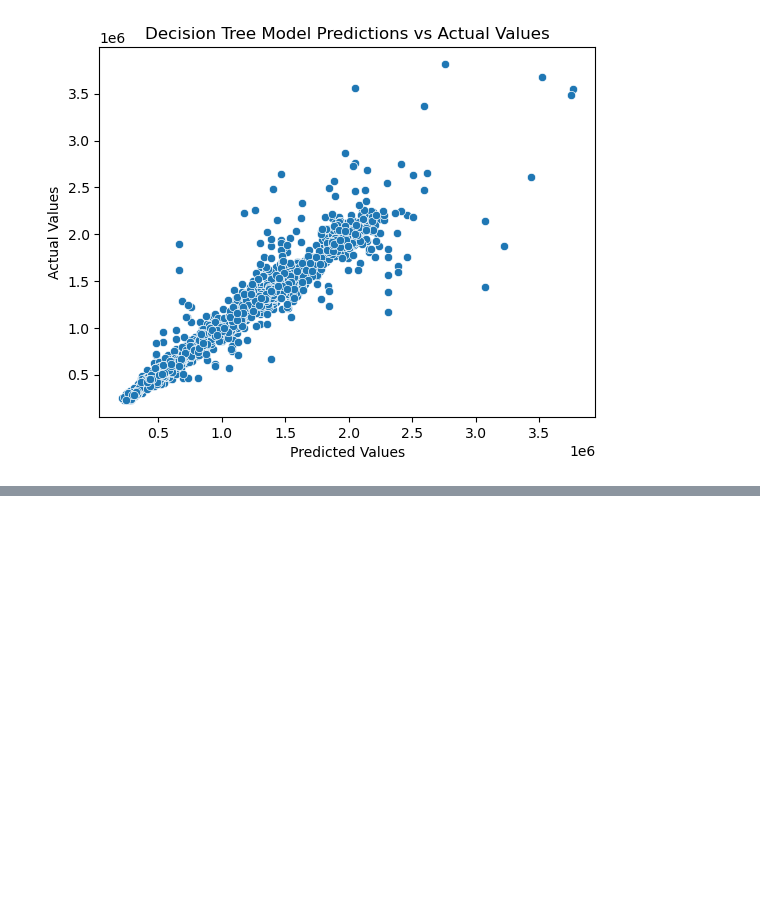
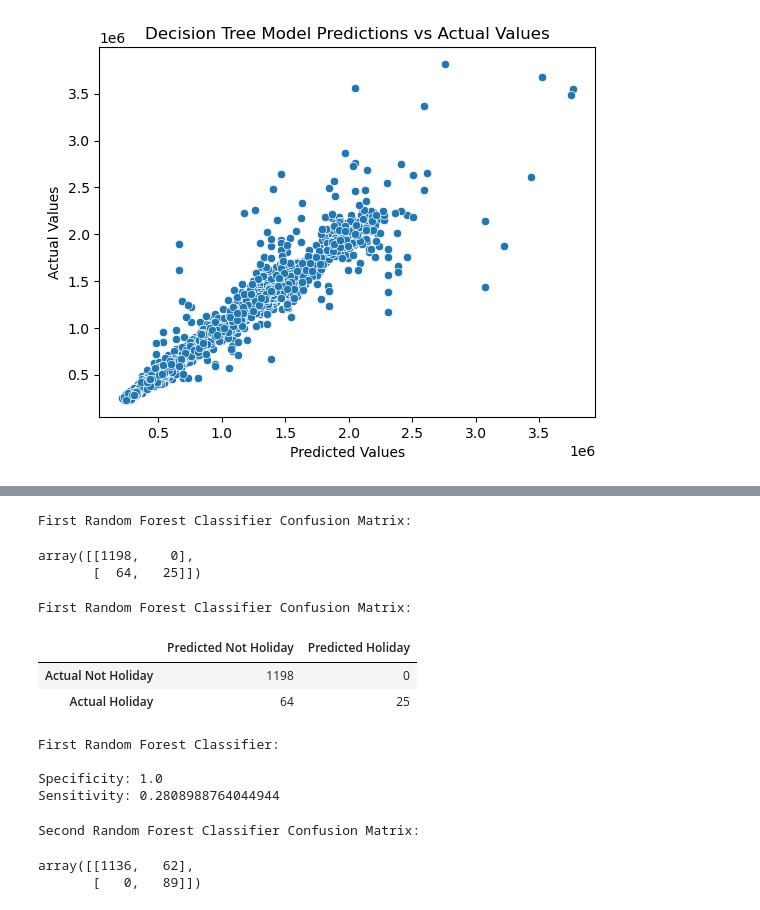
Before and after one commit to anthonyvictorio/walmart-sales-data-project, a Jupyter notebook: Walmart_Sales_Data_Project.ipynb, the cells around one changed output, grey strips where cells are left out. Drawn from its saved outputs; the diff is of its cells as text; code cells hidden in the pictures; blank space fills up the shorter version.

Commit message:
Add classification model for holiday

```diff
--- a/Walmart_Sales_Data_Project.ipynb
+++ b/Walmart_Sales_Data_Project.ipynb
@@ -529,0 +548,66 @@ plt.show()
+# %%
+# import classifier models libraries
+from sklearn.ensemble import RandomForestClassifier
+from sklearn.metrics import confusion_matrix
+
+x = prepped_data.drop(columns='Holiday_Flag')
+y = sales_df['Holiday_Flag']
+
+x_train, x_test, y_train, y_test = train_test_split(x, y, test_size=0.2)
+
+# fit data into random forest calssifier model
+rf = RandomForestClassifier(n_estimators=200, max_depth=10)
+rf.fit(x_train, y_train)
+
+rf_preds = rf.predict(x_test)
+rf_confusion_matrix = confusion_matrix(y_test, rf_preds)
+print('First Random Forest Classifier Confusion Matrix:\n')
+rf_confusion_matrix
+# %% [output]
+First Random Forest Classifier Confusion Matrix:
+array([[1198,    0],
+       [  64,   25]])
+# %%
+class_names = ['Not Holiday', 'Holiday']
+
+# making confusion matrix table into dataframe
+rf1_df = pd.DataFrame(rf_confusion_matrix,
+                     index=[f'Actual {i}' for i in class_names],
+                     columns=[f'Predicted {i}' for i in class_names])
+print('\nFirst Random Forest Classifier Confusion Matrix:\n')
+
+rf1_df
+# %% [output]
+First Random Forest Classifier Confusion Matrix:
+|  | Predicted Not Holiday | Predicted Holiday |
+| Actual Not Holiday | 1198 | 0 |
+| Actual Holiday | 64 | 25 |
+# %%
+true_neg = rf_confusion_matrix[0][0]
+false_pos = rf_confusion_matrix[0][1]
+false_neg = rf_confusion_matrix[1][0]
+true_pos = rf_confusion_matrix[1][1]
+
+specificity = true_neg / (true_neg + false_pos)
+sensitivity = true_pos / (true_pos + false_neg)
+print('First Random Forest Classifier:\n')
+print(f'Specificity: {specificity}')
+print(f'Sensitivity: {sensitivity}')
+# %% [output]
+First Random Forest Classifier:
+
+Specificity: 1.0
+Sensitivity: 0.2808988764044944
+# %%
+# fitting data into random forest classifier with class_weight = 'balanced'
+rf2 = RandomForestClassifier(n_estimators=200, max_depth=10, class_weight="balanced")
+rf2.fit(x_train, y_train)
+
+rf2_preds = rf2.predict(x_test)
+rf2_confusion_matrix = confusion_matrix(y_test, rf2_preds)
+print('Second Random Forest Classifier Confusion Matrix:\n')
+rf2_confusion_matrix
+# %% [output]
+Second Random Forest Classifier Confusion Matrix:
+array([[1136,   62],
+       [   0,   89]])
```
Also changed, not shown: parts of 6 cells of this notebook.
